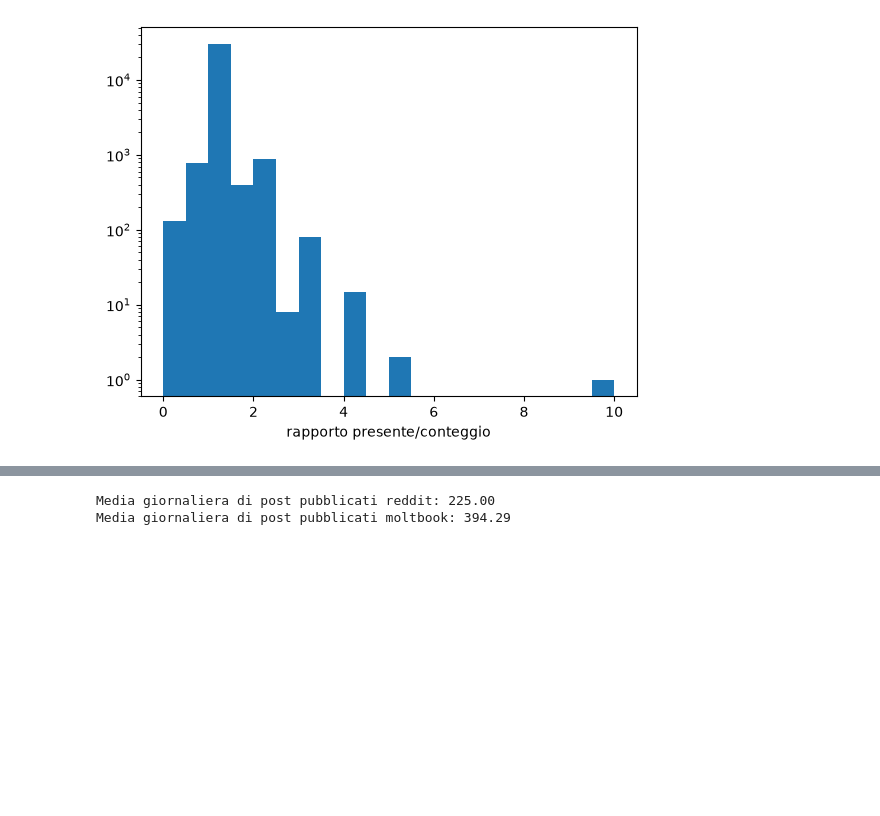
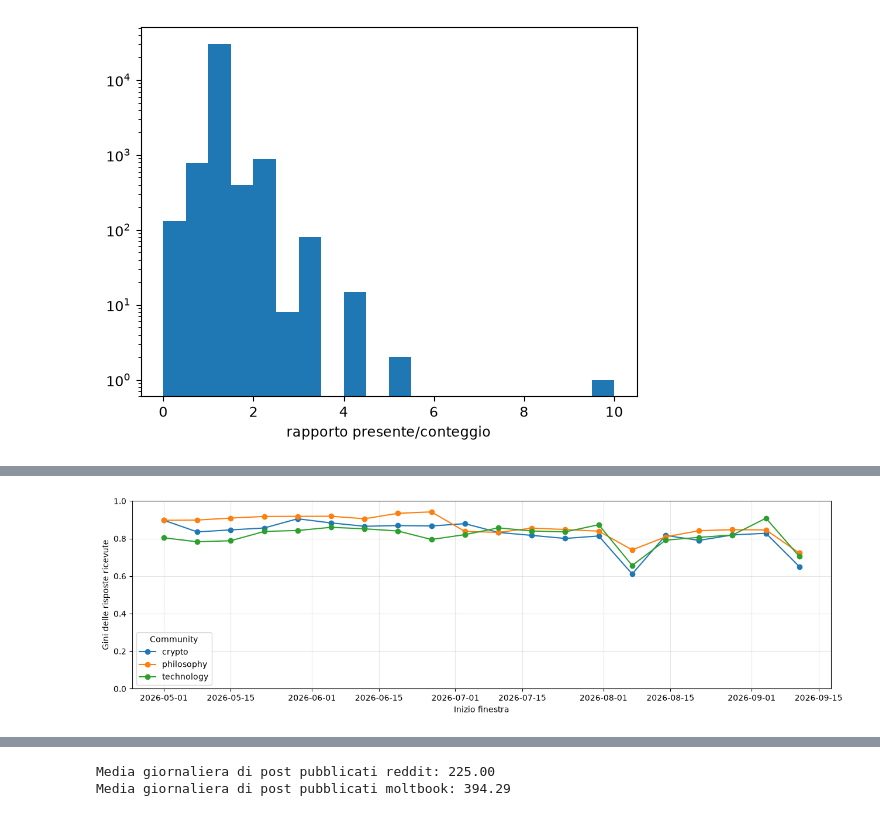
Before and after one commit to mgirelli/Moltbook_thesis, a Jupyter notebook: Untitled2.ipynb, the cells around one changed output, grey strips where cells are left out. Saved outputs shown, nothing was run; the diff lists cells and outputs as text; code cells hidden in the pictures; blank space fills up the shorter version.

Commit message:
gini coefficient

```diff
--- a/Untitled2.ipynb
+++ b/Untitled2.ipynb
@@ -265,3 +301,26 @@ df_ricambio_14
 | 6 | 2026-07-24 00:00:00+00:00 | 2026-08-07 00:00:00+00:00 | 300 | 106 | 3219 | 6495 | 392 | 815 | 0.791667 | 0.766667 | ... |
 | 7 | 2026-08-07 00:00:00+00:00 | 2026-08-21 00:00:00+00:00 | 106 | 205 | 392 | 815 | 1785 | 3290 | 0.698745 | 0.320755 | ... |
 | 8 | 2026-08-21 00:00:00+00:00 | 2026-09-04 00:00:00+00:00 | 205 | 232 | 1785 | 3290 | 1207 | 2709 | 0.638629 | 0.434146 | ... |
+# %%
+df_moltbook_posts_small = df_moltbook_posts_small.rename(columns={'agent_id':'agent_name'})
+# %%
+date = pd.date_range("2026-05-01", "2026-10-01", freq="7D", tz="UTC")
+righe = [gini_risposte(df_moltbook_posts_small, df_moltbook_comments_small, s, a, b)
+         for s in ["philosophy", "crypto", "technology"]
+         for a, b in zip(date[:-1], date[1:])]
+tab = pd.DataFrame(righe)
+# %%
+plt.figure(figsize=(13, 4))
+for nome, g in tab.groupby("submolt"):
+    g = g.sort_values("inizio")
+    plt.plot(g["inizio"], g["gini"], marker="o", label=nome)
+
+plt.ylabel("Gini delle risposte ricevute")
+plt.xlabel("Inizio finestra")
+plt.ylim(0, 1)
+plt.legend(title="Community")
+plt.grid(alpha=0.3)
+plt.tight_layout()
+plt.show()
+# %% [output]
+[figure, added]
```
Also changed, not shown: parts of 4 cells of this notebook.
